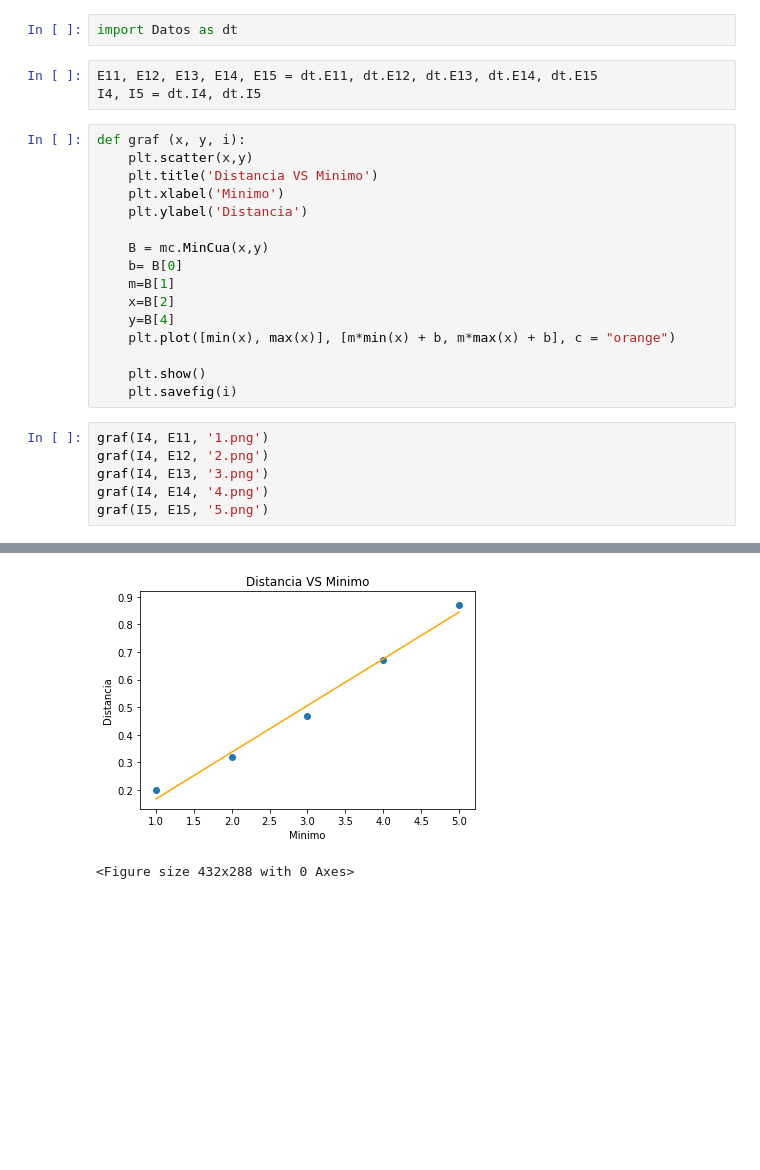
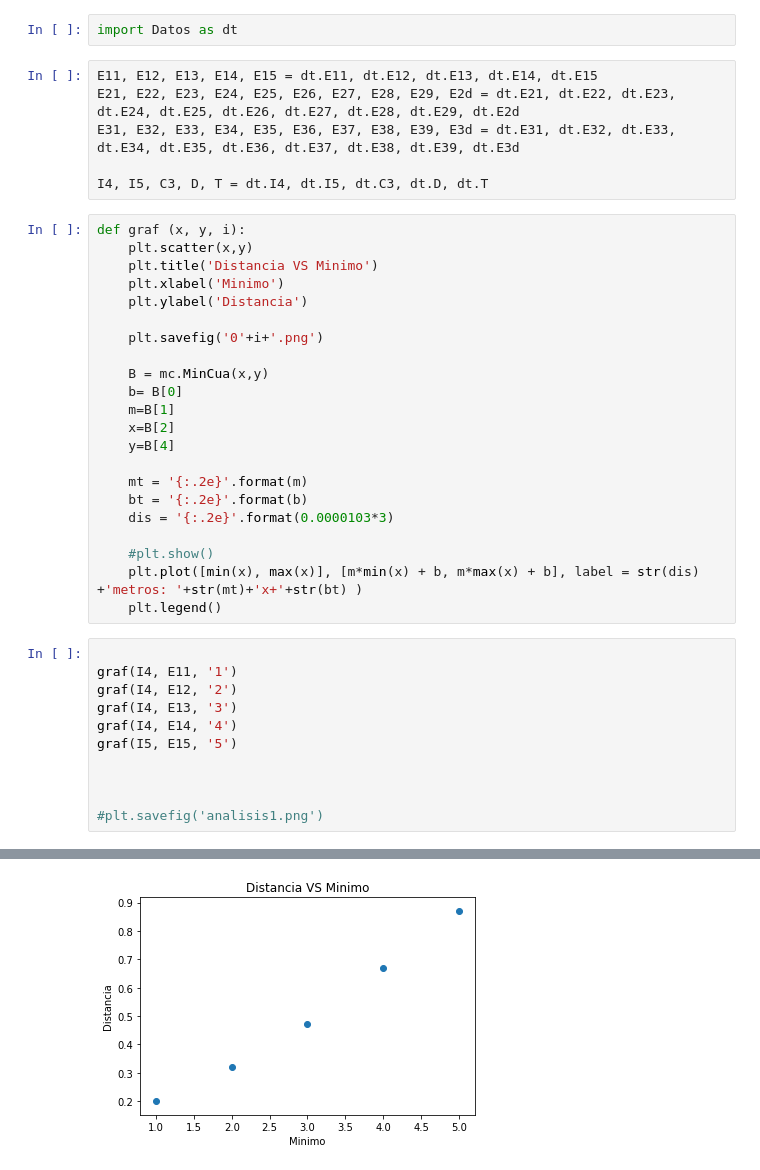
Before and after one commit to JsNcAr/University, a Jupyter notebook: Moderna/labo2/Labo2.ipynb, the cells around one changed output, grey strips where cells are left out. Saved outputs shown, nothing was run; the diff lists cells and outputs as text; blank space fills up the shorter version.

```diff
--- a/Moderna/labo2/Labo2.ipynb
+++ b/Moderna/labo2/Labo2.ipynb
@@ -11,9 +11,12 @@ import MinimosCuadradosOrdinarios as mc
 import MetodosBasicos as mb
 # %%
 import Datos as dt
-# %%
-E11, E12, E13, E14, E15 = dt.E11, dt.E12, dt.E13, dt.E14, dt.E15
-I4, I5 = dt.I4, dt.I5
+# %%
+E11, E12, E13, E14, E15 = dt.E11, dt.E12, dt.E13, dt.E14, dt.E15
+E21, E22, E23, E24, E25, E26, E27, E28, E29, E2d = dt.E21, dt.E22, dt.E23, dt.E24, dt.E25, dt.E26, dt.E27, dt.E28, dt.E29, dt.E2d
+E31, E32, E33, E34, E35, E36, E37, E38, E39, E3d = dt.E31, dt.E32, dt.E33, dt.E34, dt.E35, dt.E36, dt.E37, dt.E38, dt.E39, dt.E3d
+
+I4, I5, C3, D, T = dt.I4, dt.I5, dt.C3, dt.D, dt.T
 # %%
 def graf (x, y, i):
     plt.scatter(x,y)
@@ -21,19 +24,30 @@ def graf (x, y, i):
     plt.xlabel('Minimo')
     plt.ylabel('Distancia')
 
+    plt.savefig('0'+i+'.png')
+
     B = mc.MinCua(x,y)
     b= B[0]
     m=B[1]
     x=B[2]
     y=B[4]
-    plt.plot([min(x), max(x)], [m*min(x) + b, m*max(x) + b], c = "orange")
 
-    plt.show()
-    plt.savefig(i)
+    mt = '{:.2e}'.format(m)
+    bt = '{:.2e}'.format(b)
+    dis = '{:.2e}'.format(0.0000103*3)
+
+    #plt.show()
+    plt.plot([min(x), max(x)], [m*min(x) + b, m*max(x) + b], label = str(dis) +'metros: '+str(mt)+'x+'+str(bt) )
+    plt.legend()
 # %%
-graf(I4, E11, '1.png')
-graf(I4, E12, '2.png')
-graf(I4, E13, '3.png')
-graf(I4, E14, '4.png')
-graf(I5, E15, '5.png')
+
+graf(I4, E11, '1')
+graf(I4, E12, '2')
+graf(I4, E13, '3')
+graf(I4, E14, '4')
+graf(I5, E15, '5')
+
+
+
+#plt.savefig('analisis1.png')
 # %% [output]
@@ -44,2 +58 @@ graf(I5, E15, '5.png')
-[figure, old version]
+[figure, new version]
-<Figure size 432x288 with 0 Axes>
```
Also changed, not shown: parts of 2 cells of this notebook, 13 other files.
